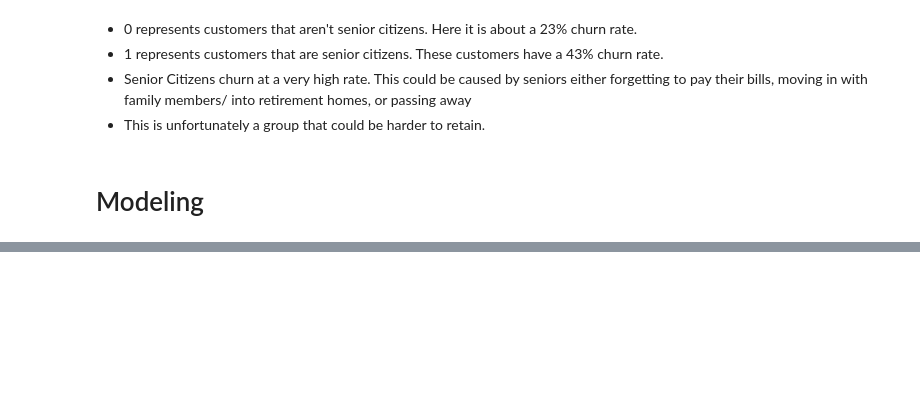
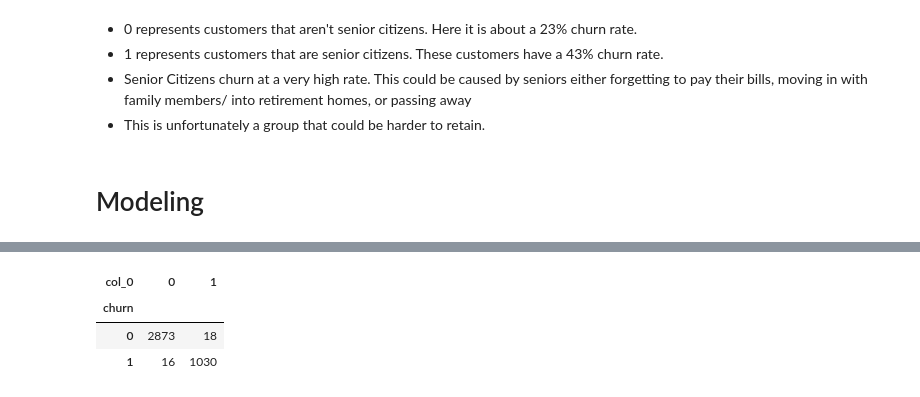
Before and after one commit to codyclonts/Telco_classification_project, a Jupyter notebook: telco_project.ipynb, the cells around one changed output, grey strips where cells are left out. Saved outputs shown, nothing was run; the diff lists cells and outputs as text; code cells hidden in the pictures; blank space fills up the shorter version.

```diff
--- a/telco_project.ipynb
+++ b/telco_project.ipynb
@@ -329,0 +460,12 @@ TypeError: 'tuple' object is not callable
+# %%
+tree = DecisionTreeClassifier(random_state = 1, max_depth = optimal_train_depth)
+tree.fit(X_train, y_train)
+y_pred2 = tree.predict(X_train)
+y_pred2_proba = tree.predict_proba(X_train)
+# %%
+pd.crosstab(y_train, y_pred2)
+# %% [output]
+| col_0 | 0 | 1 |
+| churn |  |  |
+| 0 | 2873 | 18 |
+| 1 | 16 | 1030 |
```
Also changed, not shown: parts of 35 cells of this notebook.
